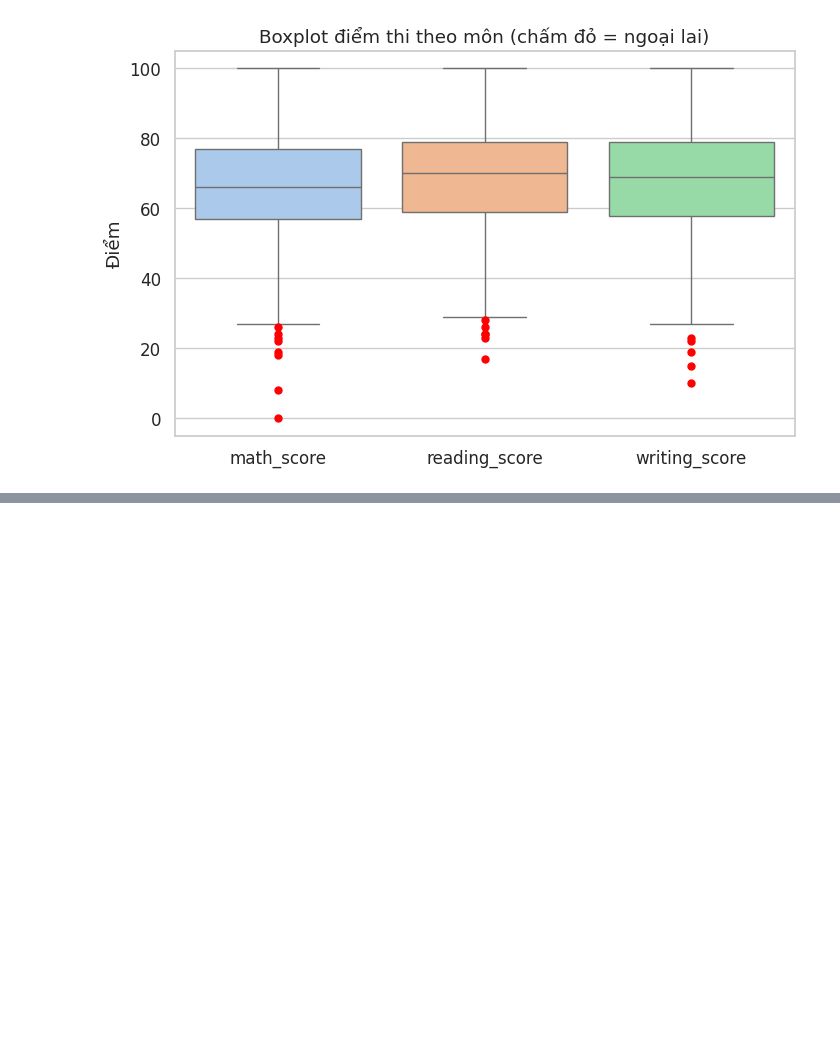
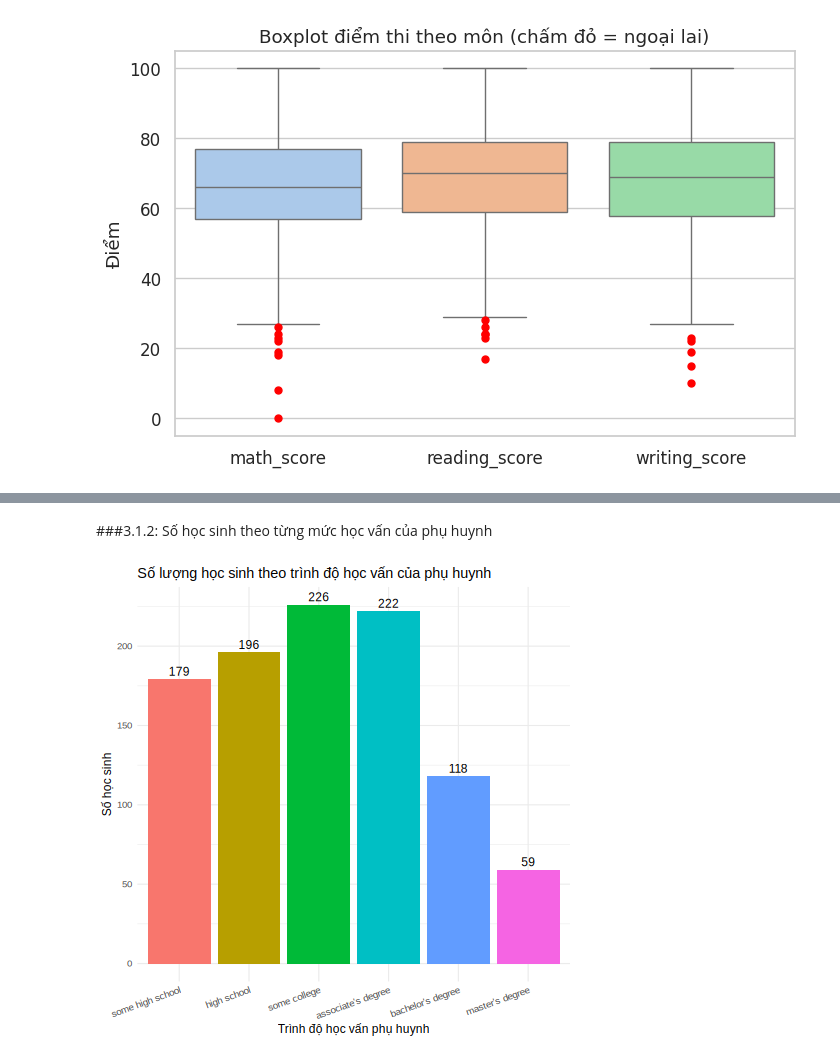
Before and after one commit to 25-DoThanQuocKhanh-24174600024/DHKL18A1HN_Do_An_Nhom_2_CD_3, a Jupyter notebook: Đồ_Án_1_Nhóm_2_2_DHKL18A1HN.ipynb, the cells around one changed output, grey strips where cells are left out. Drawn from its saved outputs; the diff is of its cells as text; code cells hidden in the pictures; blank space fills up the shorter version.

```diff
--- a/Đồ_Án_1_Nhóm_2_2_DHKL18A1HN.ipynb
+++ b/Đồ_Án_1_Nhóm_2_2_DHKL18A1HN.ipynb
@@ -953,0 +986,14 @@ plt.show()
+# %% [markdown]
+###3.1.2: Số học sinh theo từng mức học vấn của phụ huynh
+# %%
+%%R
+p31b <- df |> count(parental_education) |>
+  ggplot(aes(parental_education, n, fill = parental_education)) +
+  geom_col(show.legend = FALSE) +
+  geom_text(aes(label = n), vjust = -0.4) +
+  labs(title = "Số lượng học sinh theo trình độ học vấn của phụ huynh",
+       x = "Trình độ học vấn phụ huynh", y = "Số học sinh") +
+  theme(axis.text.x = element_text(angle = 20, hjust = 1))
+save_plot(p31b, "3.1b_so_luong_hoc_van_phu_huynh")
+# %% [output]
+[figure, added]
```
Also changed, not shown: parts of 42 cells of this notebook.
